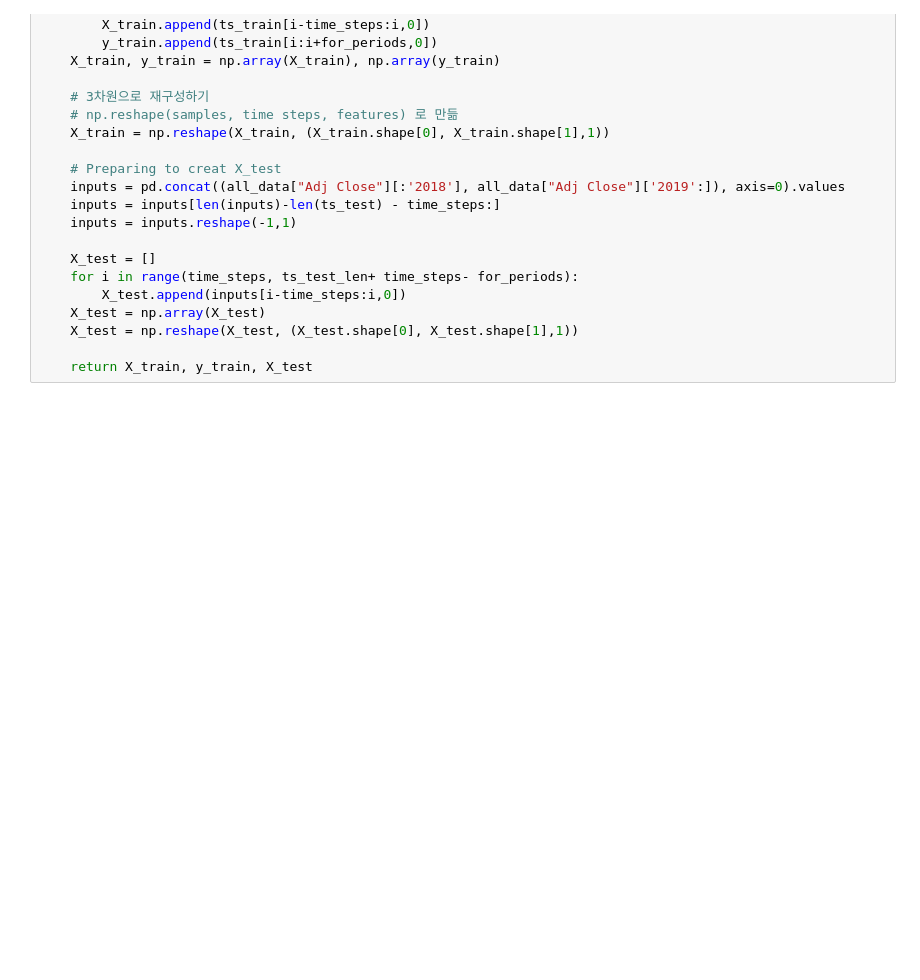
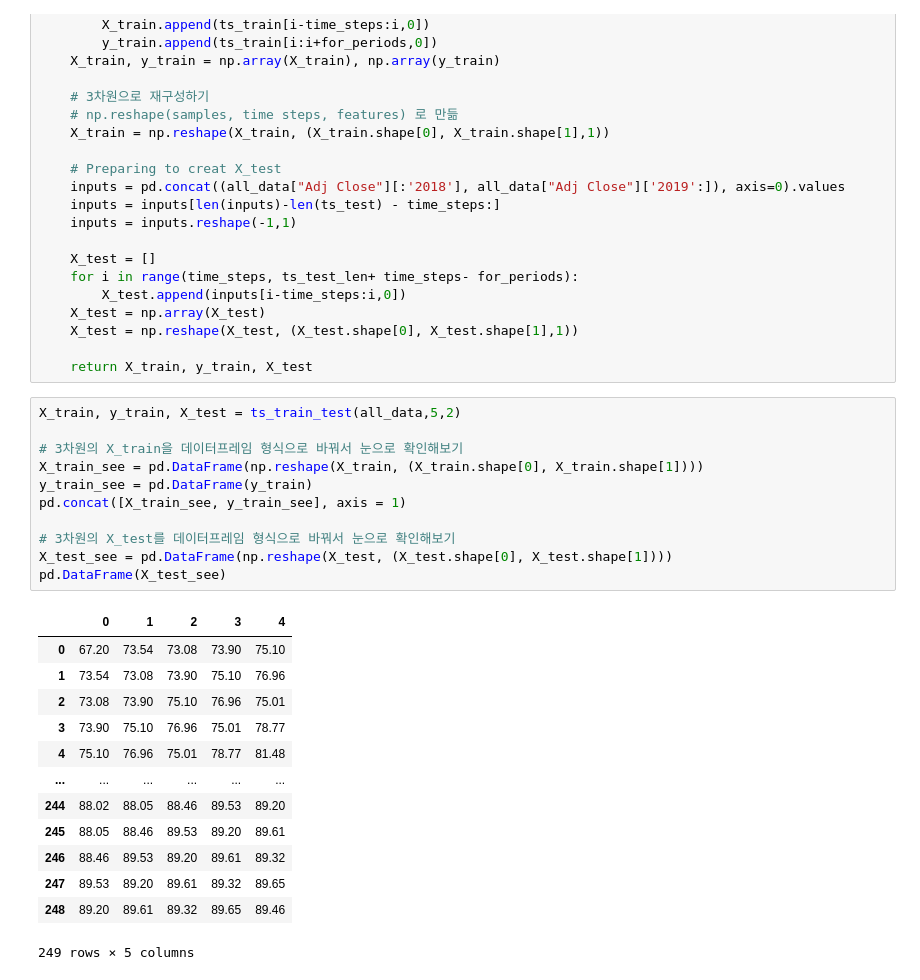
Before and after one commit to bee85919/lstm-gru-test, a Jupyter notebook: lstm-test.ipynb, the cells around one changed output. Drawn from its saved outputs; the diff is of its cells as text; blank space fills up the shorter version.

Commit message:
prep: training data & test data

```diff
--- a/lstm-test.ipynb
+++ b/lstm-test.ipynb
@@ -74,3 +74,28 @@ def ts_train_test(all_data, time_steps, for_periods):
     X_test = np.reshape(X_test, (X_test.shape[0], X_test.shape[1],1))
 
     return X_train, y_train, X_test
+# %%
+X_train, y_train, X_test = ts_train_test(all_data,5,2)
+
+# 3차원의 X_train을 데이터프레임 형식으로 바꿔서 눈으로 확인해보기
+X_train_see = pd.DataFrame(np.reshape(X_train, (X_train.shape[0], X_train.shape[1])))
+y_train_see = pd.DataFrame(y_train)
+pd.concat([X_train_see, y_train_see], axis = 1)
+
+# 3차원의 X_test를 데이터프레임 형식으로 바꿔서 눈으로 확인해보기
+X_test_see = pd.DataFrame(np.reshape(X_test, (X_test.shape[0], X_test.shape[1])))
+pd.DataFrame(X_test_see)
+# %% [output]
+|  | 0 | 1 | 2 | 3 | 4 |
+| 0 | 67.20 | 73.54 | 73.08 | 73.90 | 75.10 |
+| 1 | 73.54 | 73.08 | 73.90 | 75.10 | 76.96 |
+| 2 | 73.08 | 73.90 | 75.10 | 76.96 | 75.01 |
+| 3 | 73.90 | 75.10 | 76.96 | 75.01 | 78.77 |
+| 4 | 75.10 | 76.96 | 75.01 | 78.77 | 81.48 |
+| ... | ... | ... | ... | ... | ... |
+| 244 | 88.02 | 88.05 | 88.46 | 89.53 | 89.20 |
+| 245 | 88.05 | 88.46 | 89.53 | 89.20 | 89.61 |
+| 246 | 88.46 | 89.53 | 89.20 | 89.61 | 89.32 |
+| 247 | 89.53 | 89.20 | 89.61 | 89.32 | 89.65 |
+| 248 | 89.20 | 89.61 | 89.32 | 89.65 | 89.46 |
+249 rows × 5 columns
```
Also changed, not shown: parts of 1 cell of this notebook.
